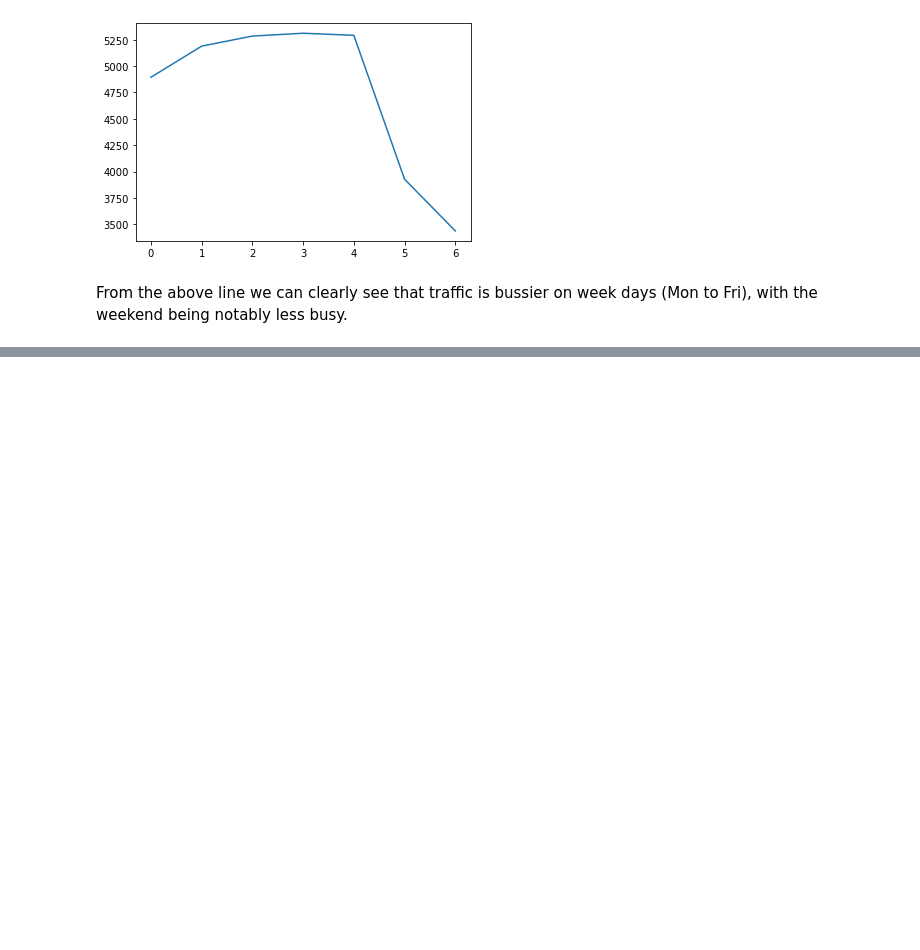
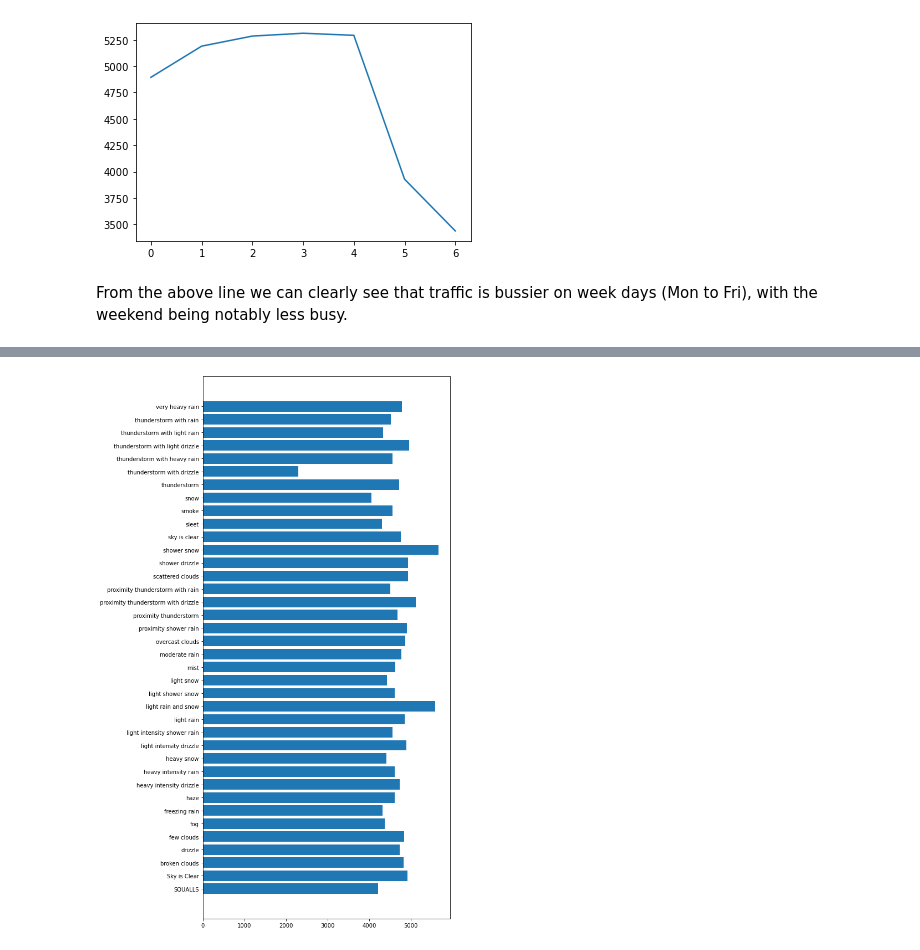
Before and after one commit to timwoodland/Finding_heavy_traffic_indicators_on_I-94_project, a Jupyter notebook: Finding_heavy_traffic_indicators_on_I-94_project.ipynb, the cells around one changed output, grey strips where cells are left out. Saved outputs shown, nothing was run; the diff lists cells and outputs as text; code cells hidden in the pictures; blank space fills up the shorter version.

```diff
--- a/Finding_heavy_traffic_indicators_on_I-94_project.ipynb
+++ b/Finding_heavy_traffic_indicators_on_I-94_project.ipynb
@@ -301,0 +438,3 @@ From the above line we can clearly see that traffic is bussier on week days (Mon
+# %%
+traffic_weather_description = traffic_daytime.groupby('weather_description').mean()
+traffic_weather_description
@@ -301,0 +460,7 @@ From the above line we can clearly see that traffic is bussier on week days (Mon
+# %%
+plt.figure(figsize=[8,18])
+plt.barh(traffic_weather_description.index,traffic_weather_description['traffic_volume'])
+
+plt.show()
+# %% [output]
+[figure, added]
```
Also changed, not shown: parts of 21 cells of this notebook.
